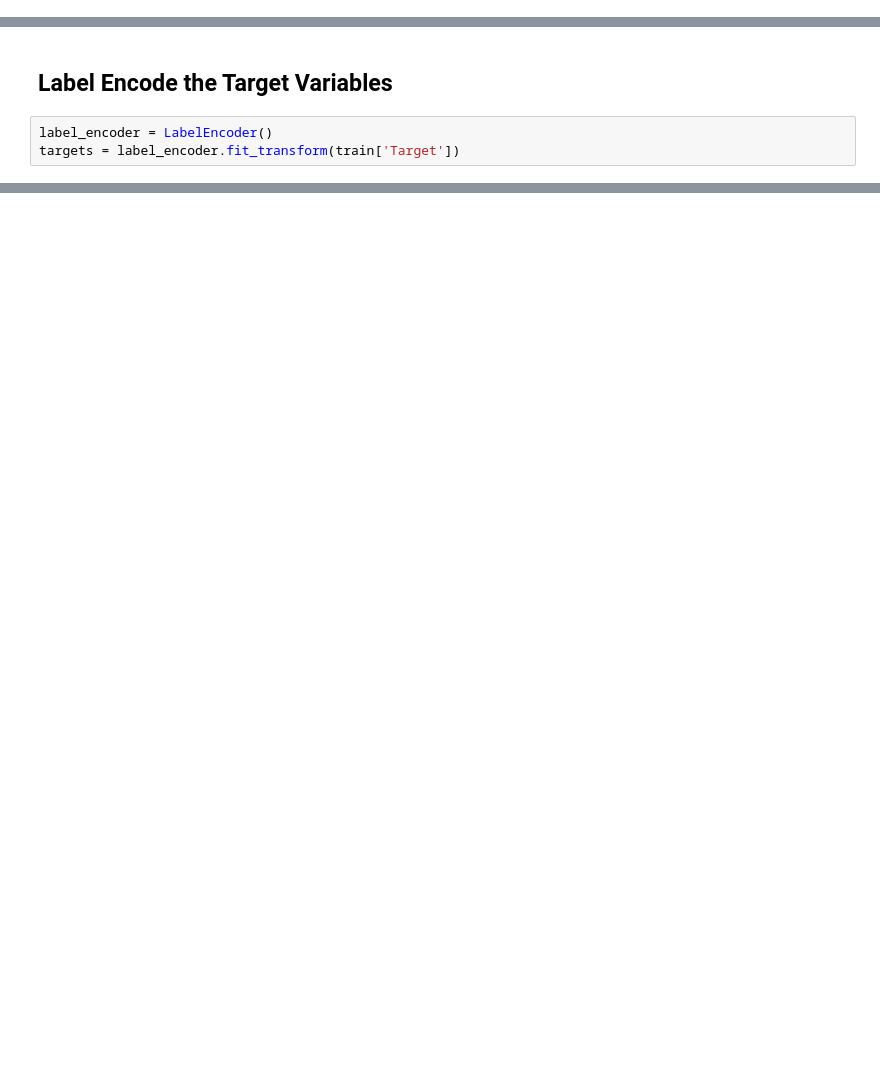
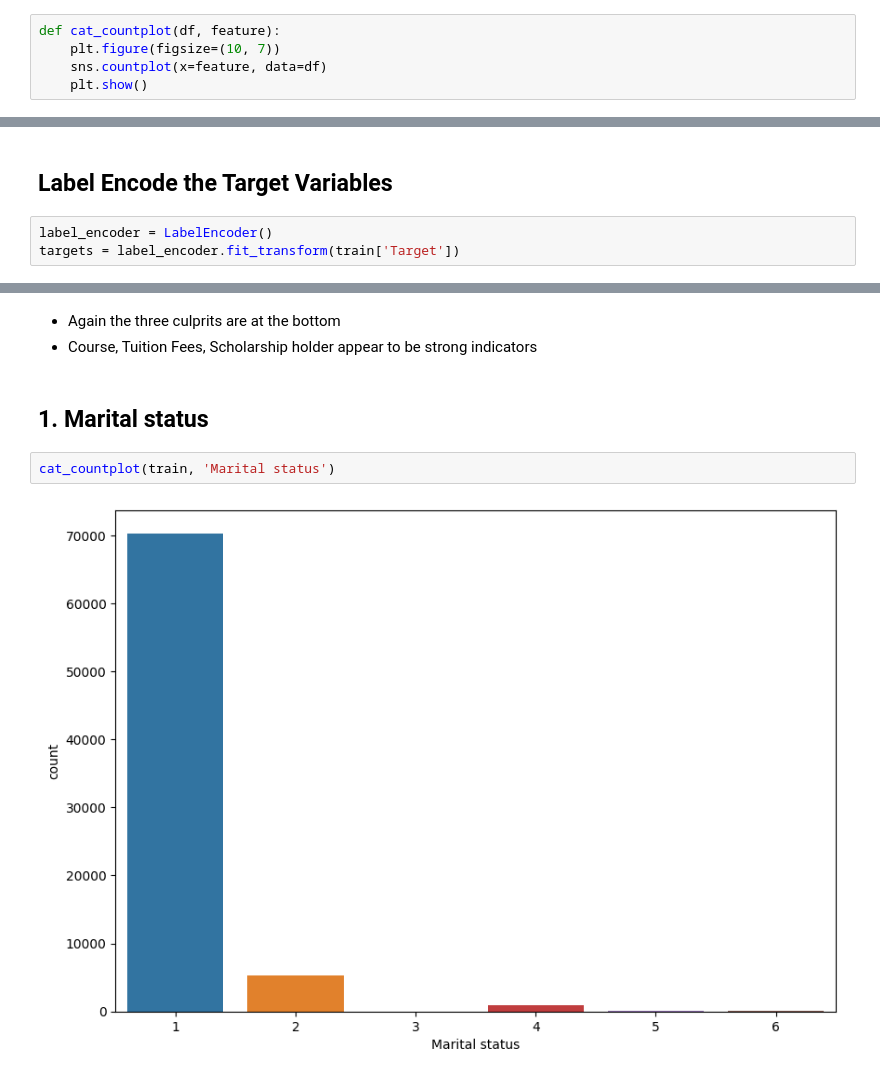
Before and after one commit to bhargav-borah/classification-with-an-academic-success-dataset, a Jupyter notebook: notebook96a5dff7e6.ipynb, the cells around one changed output, grey strips where cells are left out. Drawn from its saved outputs; the diff is of its cells as text; blank space fills up the shorter version.

```diff
--- a/notebook96a5dff7e6.ipynb
+++ b/notebook96a5dff7e6.ipynb
@@ -11,3 +86,8 @@ import seaborn as sns
+# %%
+def cat_countplot(df, feature):
+    plt.figure(figsize=(10, 7))
+    sns.countplot(x=feature, data=df)
+    plt.show()
 # %% [markdown]
 ## 2. Read Training and Test Data
 # %%
@@ -46,0 +335,9 @@ train['Marital status']
+# %% [markdown]
+- Again the three culprits are at the bottom
+- Course, Tuition Fees, Scholarship holder appear to be strong indicators
+# %% [markdown]
+## 1. Marital status
+# %%
+cat_countplot(train, 'Marital status')
+# %% [output]
+[figure, added]
```
Also changed, not shown: parts of 30 cells of this notebook.
